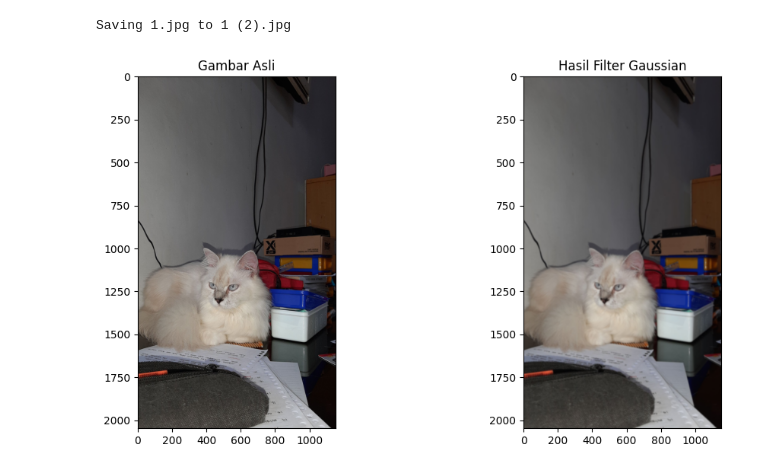
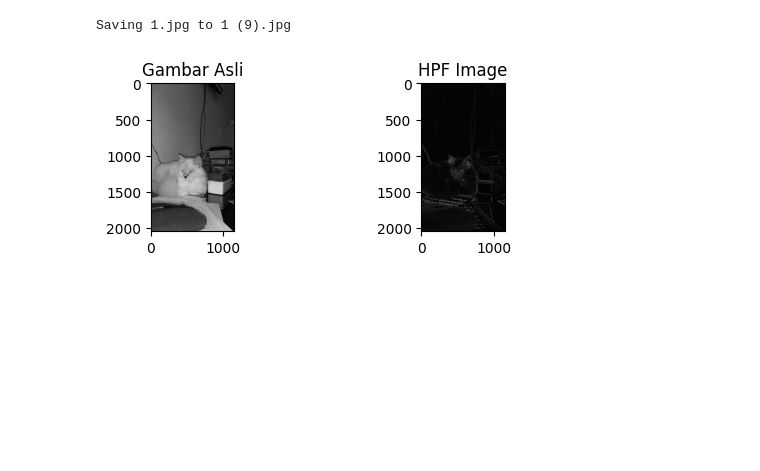
Before and after one commit to dewarakaks/High-pass-filter-using-opencv, a Jupyter notebook: Highpass_Filter_using_Opencv.ipynb, the cells around one changed output. Drawn from its saved outputs; the diff is of its cells as text; code cells hidden in the pictures; blank space fills up the shorter version.

```diff
--- a/Highpass_Filter_using_Opencv.ipynb
+++ b/Highpass_Filter_using_Opencv.ipynb
@@ -3,31 +3,36 @@
 # %%
 import cv2
 import numpy as np
 import matplotlib.pyplot as plt
 from scipy import ndimage
 
 from google.colab import files
 uploaded = files.upload()
 
-image_path = '1.jpg'  # Ganti dengan nama gambar yang Anda unggah
+image_path = '1.jpg'  # Ubah dengan nama gambar yang Anda unggah
 image = cv2.imread(image_path)
-image = cv2.cvtColor(image, cv2.COLOR_BGR2RGB)
+image_gray = cv2.cvtColor(image, cv2.COLOR_BGR2GRAY) #Konversi gambar menjadi grayscale
 
-ksize = (15, 15)  # Ukuran kernel Gaussian (boleh diubah sesuai kebutuhan)
-sigma_x = 0  # Nilai sigma-x (boleh diubah sesuai kebutuhan)
-gaussian_image = cv2.GaussianBlur(image, ksize, sigma_x)
-
-plt.figure(figsize=(12, 6))
-plt.subplot(1, 2, 1)
-plt.imshow(image)
+#Menampilkan gambar original
+plt.subplot(2, 2, 1)
+plt.imshow(image_gray, cmap='gray')
 plt.title('Gambar Asli')
 
-plt.subplot(1, 2, 2)
-plt.imshow(gaussian_image)
-plt.title('Hasil Filter Gaussian')
+plt.subplots_adjust(hspace=0.5)
+
+kernel = np.array([[-1, -1, -1], #Kernel untuk filter highpass
+                  [-1, 8, -1],
+                  [-1, -1, -1]])
+
+highpass_img = cv2.filter2D(image_gray, -1, kernel)
+
+#Menampilkan hasil HPF Image
+plt.subplot(2, 2, 2)
+plt.imshow(highpass_img, cmap='gray')
+plt.title('HPF Image')
 
 plt.show()
 # %% [output]
 [interactive output not drawn]
-Saving 1.jpg to 1 (2).jpg
+Saving 1.jpg to 1 (9).jpg
-[figure, old version]
+[figure, new version]
```
Also changed, not shown: parts of 1 cell of this notebook.
